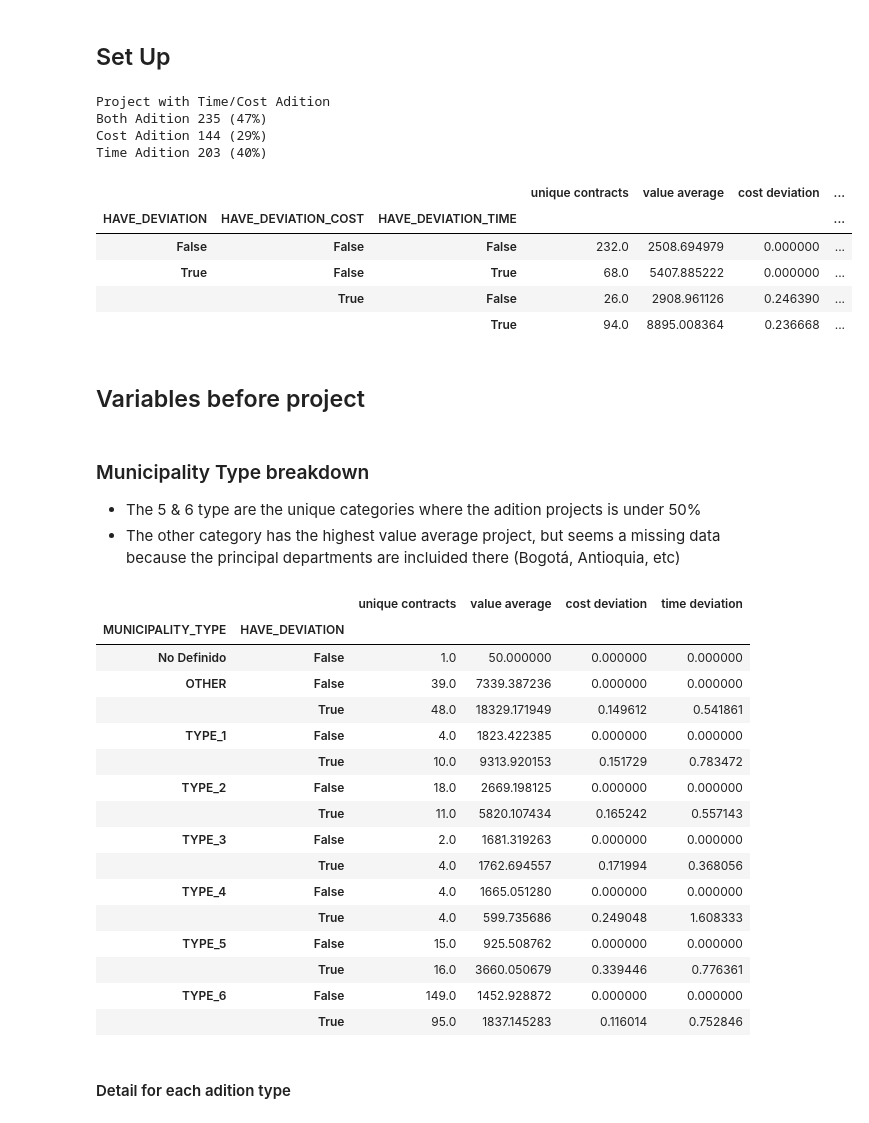
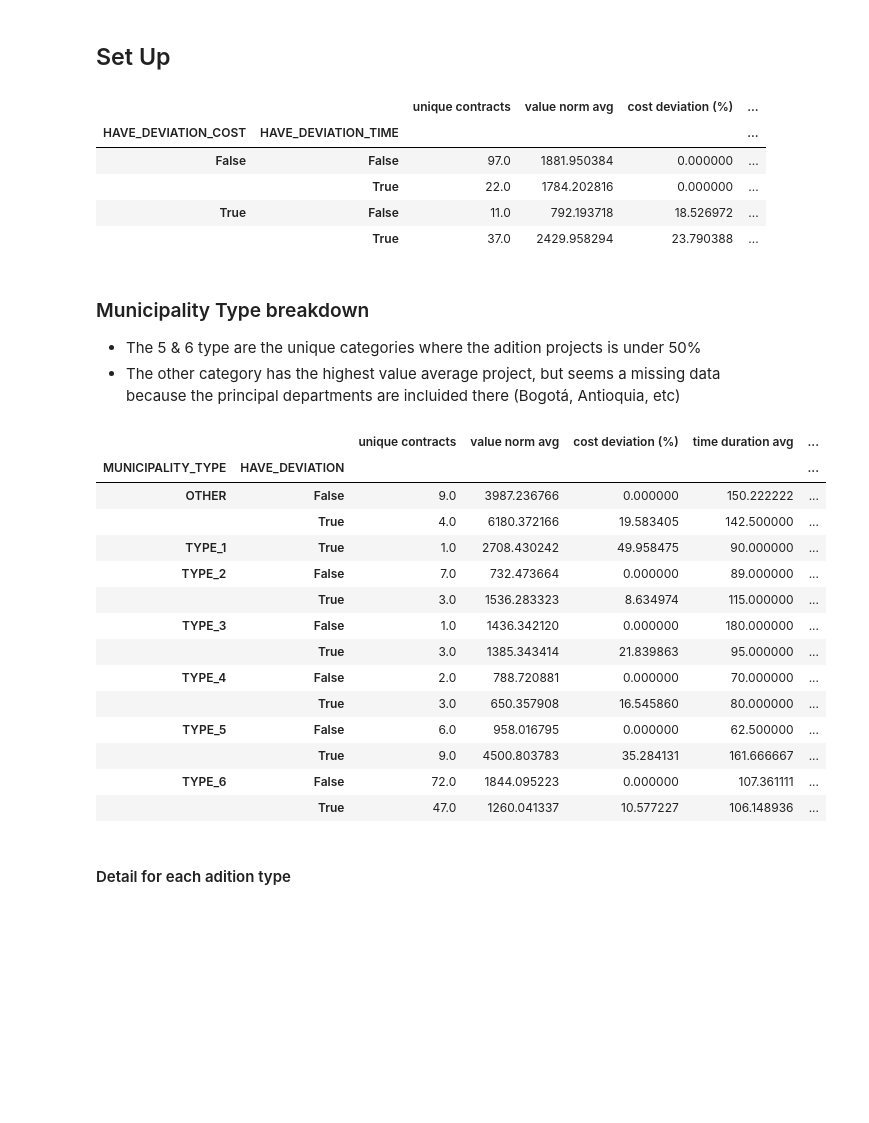
Before and after one commit to NicolasArrietaC/Cost-and-Time-Deviation-in-Colombian-Rural-Roads_extended_version, a Jupyter notebook: scripts/adding_variables_v1.ipynb, the cells around one changed output. Saved outputs shown, nothing was run; the diff lists cells and outputs as text; code cells hidden in the pictures; blank space fills up the shorter version.

```diff
--- a/scripts/adding_variables_v1.ipynb
+++ b/scripts/adding_variables_v1.ipynb
@@ -40,47 +40,38 @@ def parse_to_list(ls):
 # %%
 procesos_data = pd.read_csv(get_path('data', 'collected_obra_data.csv'),
                  dtype = {'ID_ADJUDICACION': str},
                  parse_dates=['START_DATE','CONTRACT_DATE'])
 
 procesos_secop_i_data = procesos_data[-procesos_data['GROUP'].str.contains('SECOP II')].copy()
 
 procesos_secop_i_data['HAVE_DEVIATION'] = (procesos_secop_i_data['COST_DEVIATION_NORM']  > 0) | (procesos_secop_i_data['TIME_DEVIATION'] > 0)
 procesos_secop_i_data['HAVE_DEVIATION_COST'] = procesos_secop_i_data['COST_DEVIATION_NORM']  > 0
 procesos_secop_i_data['HAVE_DEVIATION_TIME'] = procesos_secop_i_data['TIME_DEVIATION']  > 0
 
 #Summary
 def summary(x):
     data = {}
 
     data['unique contracts'] = x['CONTRACT_ID'].size
-    data['value average'] = x['CONTRACT_VALUE_NORM'].mean()
-    data['cost deviation'] = x['COST_DEVIATION_NORM'].mean()
+    data['value norm avg'] = x['CONTRACT_VALUE_NORM'].mean()
+    data['cost deviation (%)'] = x['COST_DEVIATION_NORM'].mean()*100
     data['time duration avg'] = x['ORIGINAL_DEADLINE'].mean()
-    data['time deviation'] = x['TIME_DEVIATION'].mean()
+    data['time deviation (%)'] = x['TIME_DEVIATION'].mean()*100
+    data['Project intensity norm avg'] = x['PROJECT_INTENSITY_NORM'].mean()
 
     return pd.Series(data)
 
 # Impression
-print("Project with Time/Cost Adition")
-print("Both Adition 235 (47%)")
-print("Cost Adition 144 (29%)")
-print("Time Adition 203 (40%)")
-variables = ['HAVE_DEVIATION','HAVE_DEVIATION_COST','HAVE_DEVIATION_TIME']
+variables = ['HAVE_DEVIATION_COST','HAVE_DEVIATION_TIME']
 procesos_secop_i_data.groupby(variables)[variables].size()
 procesos_secop_i_data.groupby(variables).apply(summary)
 # %% [output]
-Project with Time/Cost Adition
-Both Adition 235 (47%)
-Cost Adition 144 (29%)
-Time Adition 203 (40%)
-|  |  |  | unique contracts | value average | cost deviation | ... |
-| HAVE_DEVIATION | HAVE_DEVIATION_COST | HAVE_DEVIATION_TIME |  |  |  | ... |
-| False | False | False | 232.0 | 2508.694979 | 0.000000 | ... |
-| True | False | True | 68.0 | 5407.885222 | 0.000000 | ... |
-|  | True | False | 26.0 | 2908.961126 | 0.246390 | ... |
-|  |  | True | 94.0 | 8895.008364 | 0.236668 | ... |
+|  |  | unique contracts | value norm avg | cost deviation (%) | ... |
+| HAVE_DEVIATION_COST | HAVE_DEVIATION_TIME |  |  |  | ... |
+| False | False | 97.0 | 1881.950384 | 0.000000 | ... |
+|  | True | 22.0 | 1784.202816 | 0.000000 | ... |
+| True | False | 11.0 | 792.193718 | 18.526972 | ... |
+|  | True | 37.0 | 2429.958294 | 23.790388 | ... |
-# %% [markdown]
-## Variables before project
 # %% [markdown]
 ### Municipality Type breakdown
 
@@ -89,23 +80,21 @@ Time Adition 203 (40%)
 # %%
 procesos_secop_i_data.groupby(['MUNICIPALITY_TYPE', 'HAVE_DEVIATION']).apply(summary)
 # %% [output]
-|  |  | unique contracts | value average | cost deviation | time deviation |
-| MUNICIPALITY_TYPE | HAVE_DEVIATION |  |  |  |  |
-| No Definido | False | 1.0 | 50.000000 | 0.000000 | 0.000000 |
-| OTHER | False | 39.0 | 7339.387236 | 0.000000 | 0.000000 |
-|  | True | 48.0 | 18329.171949 | 0.149612 | 0.541861 |
-| TYPE_1 | False | 4.0 | 1823.422385 | 0.000000 | 0.000000 |
-|  | True | 10.0 | 9313.920153 | 0.151729 | 0.783472 |
-| TYPE_2 | False | 18.0 | 2669.198125 | 0.000000 | 0.000000 |
-|  | True | 11.0 | 5820.107434 | 0.165242 | 0.557143 |
-| TYPE_3 | False | 2.0 | 1681.319263 | 0.000000 | 0.000000 |
-|  | True | 4.0 | 1762.694557 | 0.171994 | 0.368056 |
-| TYPE_4 | False | 4.0 | 1665.051280 | 0.000000 | 0.000000 |
-|  | True | 4.0 | 599.735686 | 0.249048 | 1.608333 |
-| TYPE_5 | False | 15.0 | 925.508762 | 0.000000 | 0.000000 |
-|  | True | 16.0 | 3660.050679 | 0.339446 | 0.776361 |
-| TYPE_6 | False | 149.0 | 1452.928872 | 0.000000 | 0.000000 |
-|  | True | 95.0 | 1837.145283 | 0.116014 | 0.752846 |
+|  |  | unique contracts | value norm avg | cost deviation (%) | time duration avg | ... |
+| MUNICIPALITY_TYPE | HAVE_DEVIATION |  |  |  |  | ... |
+| OTHER | False | 9.0 | 3987.236766 | 0.000000 | 150.222222 | ... |
+|  | True | 4.0 | 6180.372166 | 19.583405 | 142.500000 | ... |
+| TYPE_1 | True | 1.0 | 2708.430242 | 49.958475 | 90.000000 | ... |
+| TYPE_2 | False | 7.0 | 732.473664 | 0.000000 | 89.000000 | ... |
+|  | True | 3.0 | 1536.283323 | 8.634974 | 115.000000 | ... |
+| TYPE_3 | False | 1.0 | 1436.342120 | 0.000000 | 180.000000 | ... |
+|  | True | 3.0 | 1385.343414 | 21.839863 | 95.000000 | ... |
+| TYPE_4 | False | 2.0 | 788.720881 | 0.000000 | 70.000000 | ... |
+|  | True | 3.0 | 650.357908 | 16.545860 | 80.000000 | ... |
+| TYPE_5 | False | 6.0 | 958.016795 | 0.000000 | 62.500000 | ... |
+|  | True | 9.0 | 4500.803783 | 35.284131 | 161.666667 | ... |
+| TYPE_6 | False | 72.0 | 1844.095223 | 0.000000 | 107.361111 | ... |
+|  | True | 47.0 | 1260.041337 | 10.577227 | 106.148936 | ... |
 # %% [markdown]
 #### Detail for each adition type
 # %%
```
Also changed, not shown: parts of 22 cells of this notebook, 15 other files.
